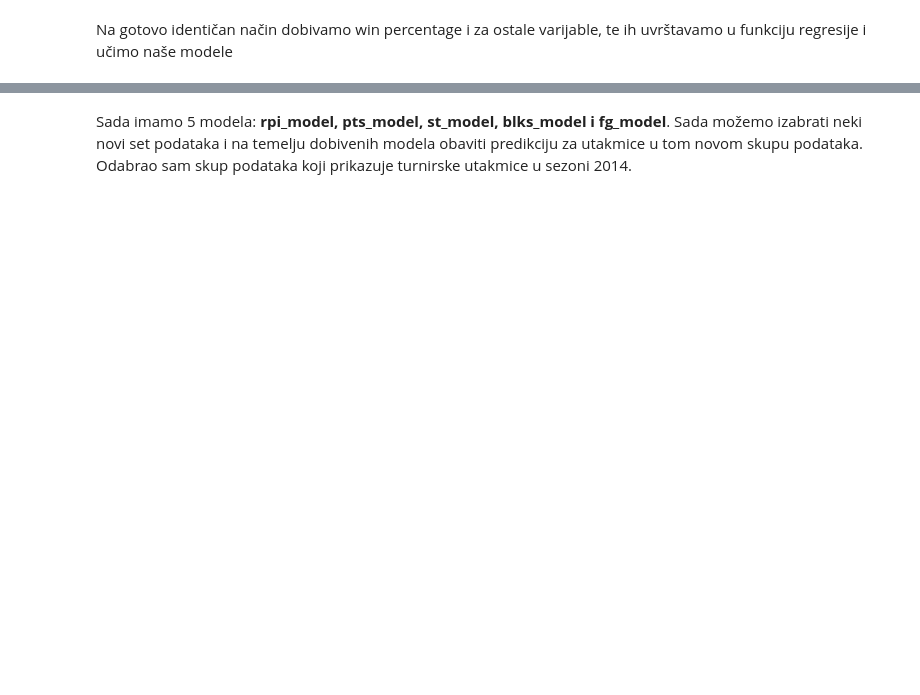
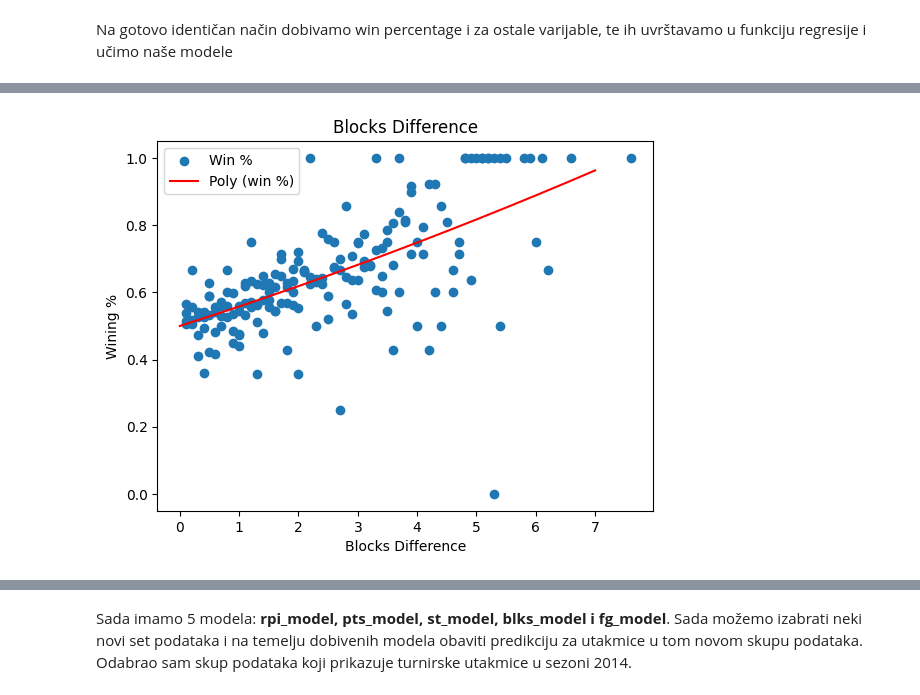
Before and after one commit to mateivic/Project-UUZOP, a Jupyter notebook: Projekt2.ipynb, the cells around one changed output, grey strips where cells are left out. Cells and saved outputs as stored; diff of their text form; code cells hidden in the pictures; blank space fills up the shorter version.

```diff
--- a/Projekt2.ipynb
+++ b/Projekt2.ipynb
@@ -498,21 +657,21 @@ plt.show()
 # %%
-train = train_data[['wblks', 'lblks']]
-train.loc[:,'blks_diff'] = train.loc[:,'wblks'] - train.loc[:, 'lblks']
-train = train.groupby('blks_diff', as_index=False)['wblks'].count()
+blks_train = train_data[['wblks', 'lblks']]
+blks_train.loc[:,'blks_diff'] = blks_train.loc[:,'wblks'] - blks_train.loc[:, 'lblks']
+blks_train = blks_train.groupby('blks_diff', as_index=False)['wblks'].count()
 
-train_neg = train[train.blks_diff < 0]
+train_neg = blks_train[blks_train.blks_diff < 0]
 train_neg = train_neg.rename(columns={'wblks':'count-'})
-train_pos = train[train.blks_diff > 0]
+train_pos = blks_train[blks_train.blks_diff > 0]
 train_pos = train_pos.rename(columns={'wblks':'count+'})
 
-train_neg['blks_diff'] = abs(train['blks_diff'])
+train_neg['blks_diff'] = abs(blks_train['blks_diff'])
 
-train = pd.merge(train_neg, train_pos, how='outer', on='blks_diff')
+blks_train = pd.merge(train_neg, train_pos, how='outer', on='blks_diff')
 
-train.loc[train['count-'].isna(), 'count-'] = 0
-train.loc[train['count+'].isna(), 'count+'] = 0
-train
+blks_train.loc[blks_train['count-'].isna(), 'count-'] = 0
+blks_train.loc[blks_train['count+'].isna(), 'count+'] = 0
+blks_train
 
-tmp = train.copy()
-train['win_perc'] = tmp['count+'] / (tmp['count+'] + tmp['count-'])
-train.sort_values(by='blks_diff')
+tmp = blks_train.copy()
+blks_train['win_perc'] = tmp['count+'] / (tmp['count+'] + tmp['count-'])
+blks_train.sort_values(by='blks_diff')
@@ -519,12 +697,14 @@ train.sort_values(by='blks_diff')
 # %%
-blks_model = np.poly1d(np.polyfit(train.blks_diff, train.win_perc, 2))
+blks_model = np.poly1d(np.polyfit(blks_train.blks_diff, blks_train.win_perc, 2))
 line = np.linspace(0, 7, 500)
 
-plt.scatter(train.blks_diff, train.win_perc, label='Win %')
+plt.scatter(blks_train.blks_diff, blks_train.win_perc, label='Win %')
 plt.plot(line, blks_model(line), c='r', label='Poly (win %)')
 plt.xlabel('Blocks Difference')
 plt.ylabel('Wining %')
 plt.legend(loc='best')
 plt.title('Blocks Difference')
 plt.show()
+# %% [output]
+[figure, added]
 # %%
```
Also changed, not shown: parts of 38 cells of this notebook.
